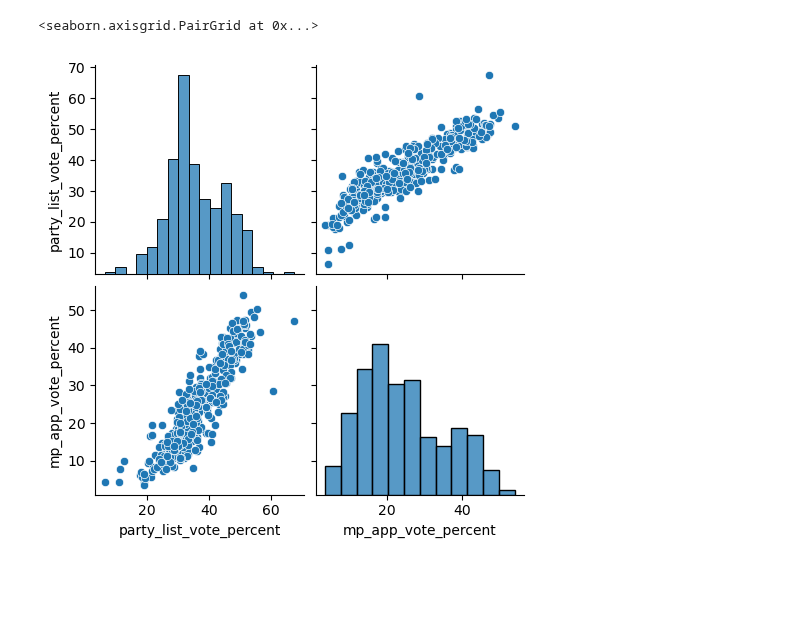
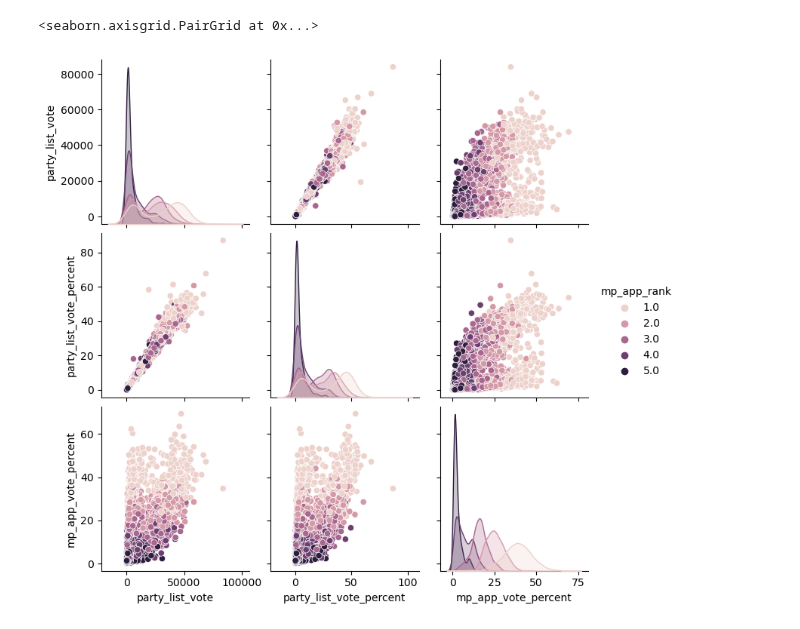
Before and after one commit to thakdanaiza/Linear_Logistic_HW1, a Jupyter notebook: Dataset/Linear_Logistic_HW1.ipynb, the cells around one changed output. Drawn from its saved outputs; the diff is of its cells as text; code cells hidden in the pictures; blank space fills up the shorter version.

```diff
--- a/Dataset/Linear_Logistic_HW1.ipynb
+++ b/Dataset/Linear_Logistic_HW1.ipynb
@@ -31,5 +38,0 @@ result_All_party_id_726 = result_All_party_id_726[['cons_id','party_list_vote_pe
-# %%
-sns.pairplot(result_All_party_id_726)
-# %% [output]
-<seaborn.axisgrid.PairGrid at 0x...>
-[figure, removed]
@@ -35,0 +47,8 @@ sns.pairplot(result_All_party_id_726)
+# %%
+result_mp = result_All[result_All['mp_app_rank']<=5]
+result_mp = result_mp.drop('party_id', axis=1)
+result_mp = result_mp.drop('mp_app_vote', axis=1)
+sns.pairplot(result_mp,hue='mp_app_rank')
+# %% [output]
+<seaborn.axisgrid.PairGrid at 0x...>
+[figure, added]
```
Also changed, not shown: parts of 11 cells of this notebook, 12 other files.
